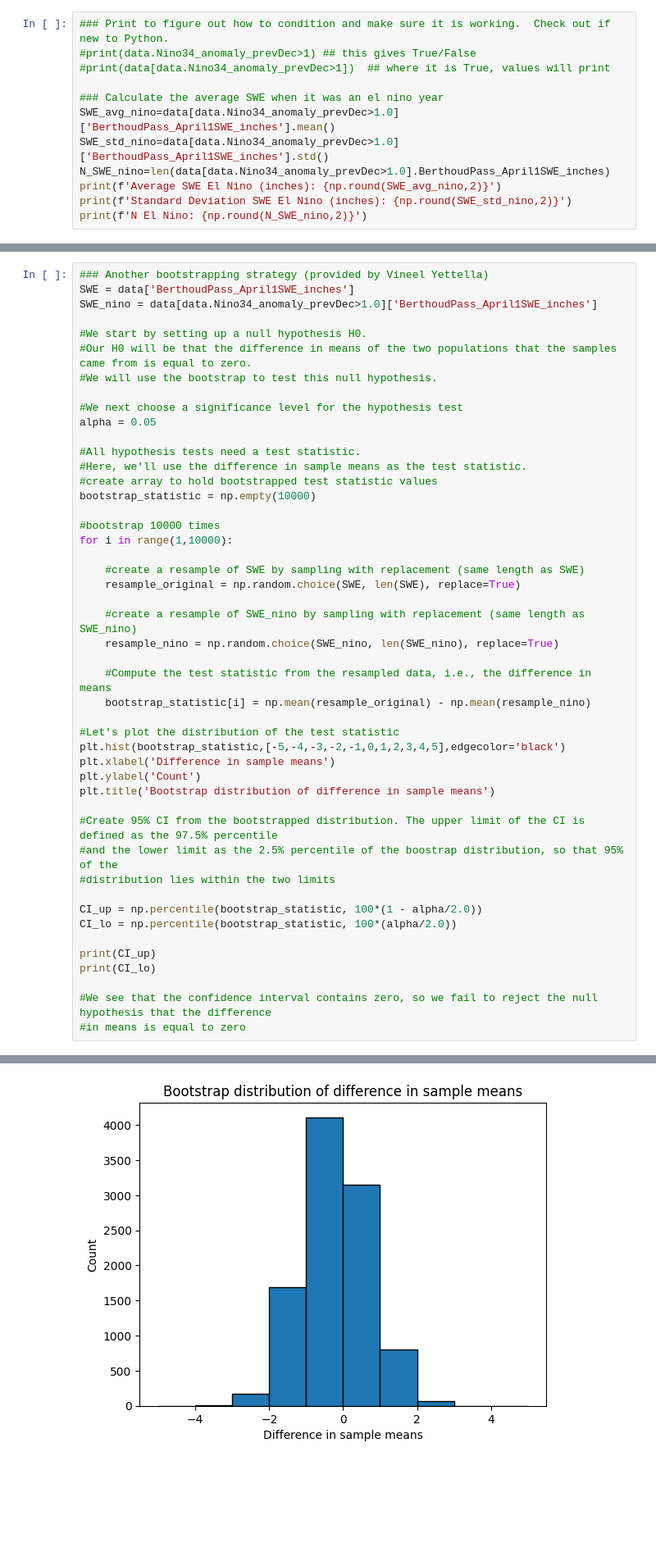
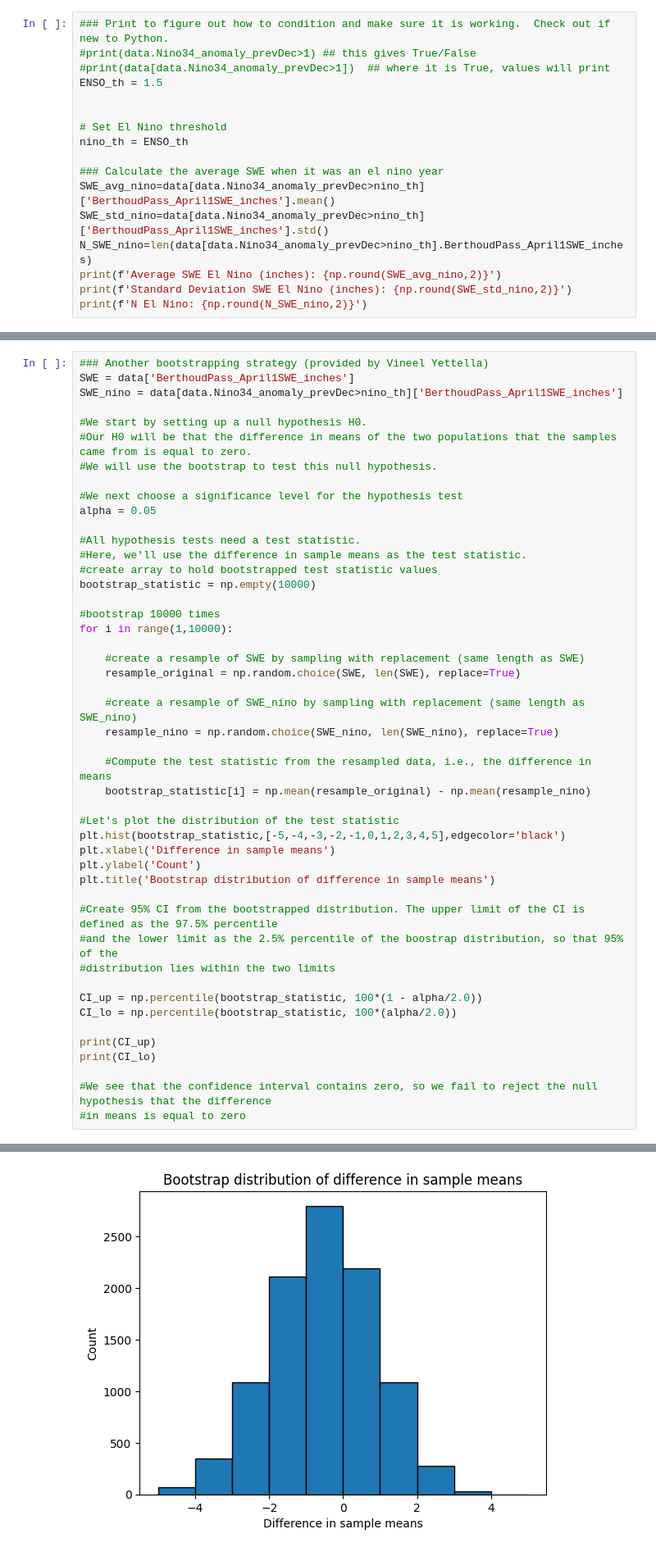
Before and after one commit to GilbertCloud/ATOC5860, a Jupyter notebook: labs/lab1/ATOC5860_applicationlab1_bootstrapping.ipynb, the cells around one changed output, grey strips where cells are left out. Shown: that part at 82% size. Drawn from its saved outputs; the diff is of its cells as text; blank space fills up the shorter version.

```diff
--- a/labs/lab1/ATOC5860_applicationlab1_bootstrapping.ipynb
+++ b/labs/lab1/ATOC5860_applicationlab1_bootstrapping.ipynb
@@ -91,11 +91,16 @@ N: 87
 ### Print to figure out how to condition and make sure it is working.  Check out if new to Python.
 #print(data.Nino34_anomaly_prevDec>1) ## this gives True/False
 #print(data[data.Nino34_anomaly_prevDec>1])  ## where it is True, values will print
+ENSO_th = 1.5
+
+
+# Set El Nino threshold
+nino_th = ENSO_th
 
 ### Calculate the average SWE when it was an el nino year
-SWE_avg_nino=data[data.Nino34_anomaly_prevDec>1.0]['BerthoudPass_April1SWE_inches'].mean()
-SWE_std_nino=data[data.Nino34_anomaly_prevDec>1.0]['BerthoudPass_April1SWE_inches'].std()
-N_SWE_nino=len(data[data.Nino34_anomaly_prevDec>1.0].BerthoudPass_April1SWE_inches)
+SWE_avg_nino=data[data.Nino34_anomaly_prevDec>nino_th]['BerthoudPass_April1SWE_inches'].mean()
+SWE_std_nino=data[data.Nino34_anomaly_prevDec>nino_th]['BerthoudPass_April1SWE_inches'].std()
+N_SWE_nino=len(data[data.Nino34_anomaly_prevDec>nino_th].BerthoudPass_April1SWE_inches)
 print(f'Average SWE El Nino (inches): {np.round(SWE_avg_nino,2)}')
 print(f'Standard Deviation SWE El Nino (inches): {np.round(SWE_std_nino,2)}')
 print(f'N El Nino: {np.round(N_SWE_nino,2)}')
@@ -274,7 +340,7 @@ Check these out and see what you find!!
 # %%
 ### Another bootstrapping strategy (provided by Vineel Yettella)
 SWE = data['BerthoudPass_April1SWE_inches']
-SWE_nino = data[data.Nino34_anomaly_prevDec>1.0]['BerthoudPass_April1SWE_inches']
+SWE_nino = data[data.Nino34_anomaly_prevDec>nino_th]['BerthoudPass_April1SWE_inches']
 
 #We start by setting up a null hypothesis H0.
 #Our H0 will be that the difference in means of the two populations that the samples came from is equal to zero.
@@ -324,4 +390,4 @@ print(CI_lo)
-[figure, old version]
+[figure, new version]
 # %% [markdown]
 ### Question 3: Do you get the same result when you use a t-test?
 
```
Also changed, not shown: parts of 18 cells of this notebook, 1 other file.
